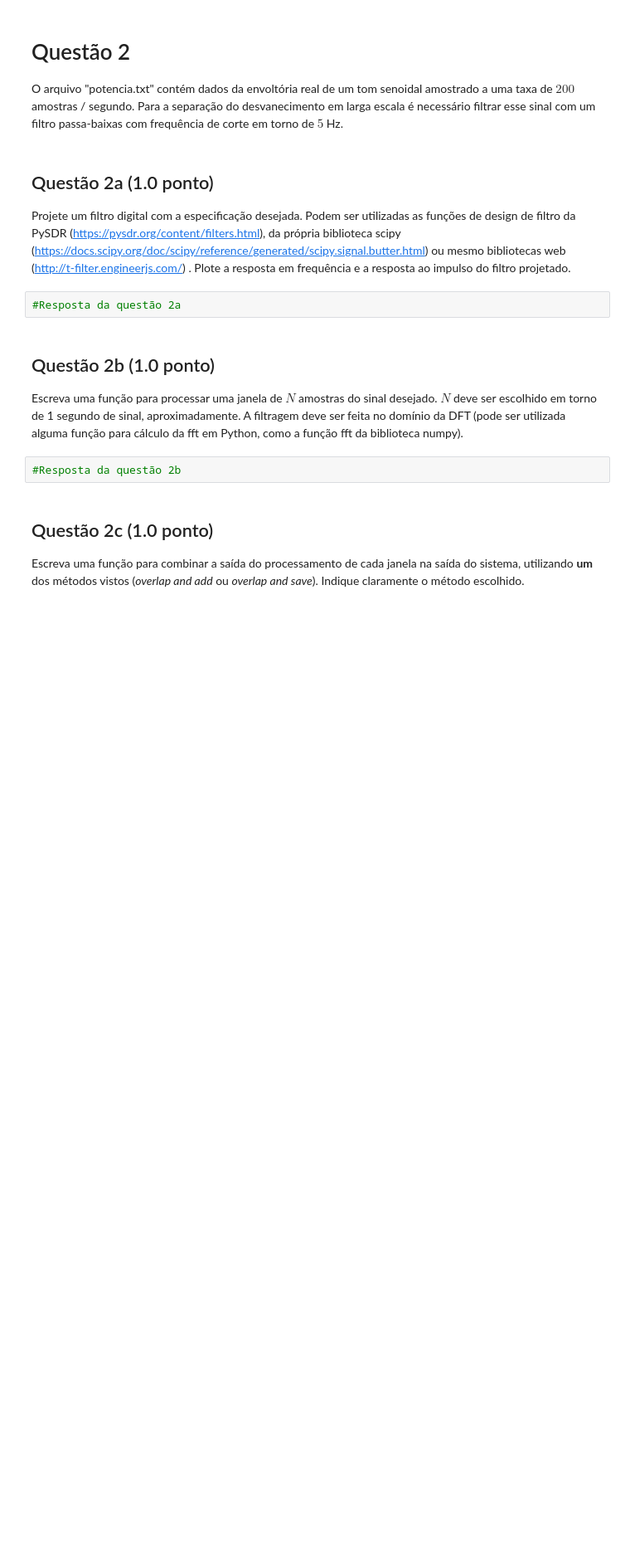
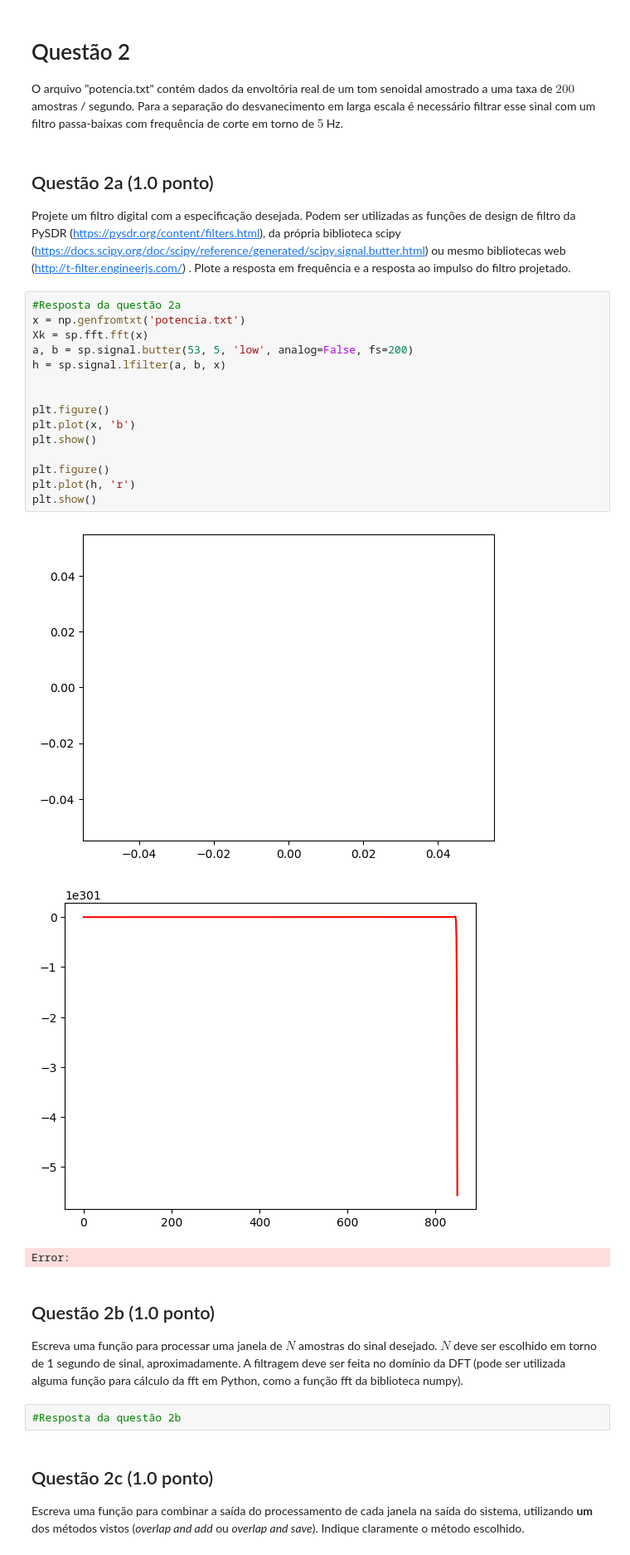
Before and after one commit to samuelandradematos/sstd_unb, a Jupyter notebook: Projeto_4/projeto4.ipynb, the cells around one changed output. Shown at 83% size. Drawn from its saved outputs; the diff is of its cells as text; blank space fills up the shorter version.

```diff
--- a/Projeto_4/projeto4.ipynb
+++ b/Projeto_4/projeto4.ipynb
@@ -77,8 +104,25 @@ O arquivo "potencia.txt" contém dados da envoltória real de um tom senoidal am
 ## Questão 2a (1.0  ponto)
 
 Projete um filtro digital com a especificação desejada. Podem ser utilizadas as funções de design de filtro da PySDR (https://pysdr.org/content/filters.html), da própria biblioteca scipy (https://docs.scipy.org/doc/scipy/reference/generated/scipy.signal.butter.html) ou mesmo bibliotecas web (http://t-filter.engineerjs.com/) . Plote a resposta em frequência e a resposta ao impulso do filtro projetado.
-# %%
-#Resposta da questão 2a
+# %%
+#Resposta da questão 2a
+x = np.genfromtxt('potencia.txt')
+Xk = sp.fft.fft(x)
+a, b = sp.signal.butter(53, 5, 'low', analog=False, fs=200)
+h = sp.signal.lfilter(a, b, x)
+
+
+plt.figure()
+plt.plot(x, 'b')
+plt.show()
+
+plt.figure()
+plt.plot(h, 'r')
+plt.show()
+# %% [output]
+[figure, added]
+[figure, added]
+Error:
 # %% [markdown]
 ## Questão 2b (1.0 ponto)
 
```
Also changed, not shown: parts of 5 cells of this notebook, 3 other files.
